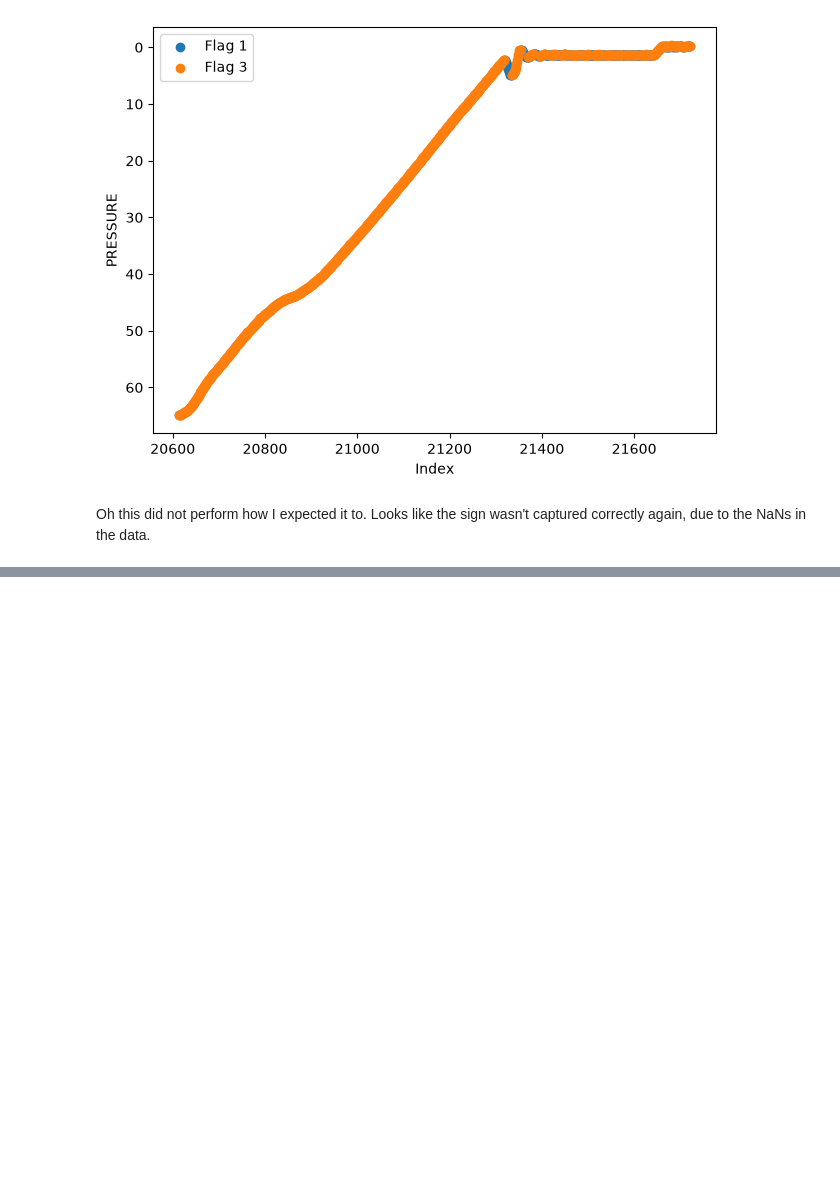
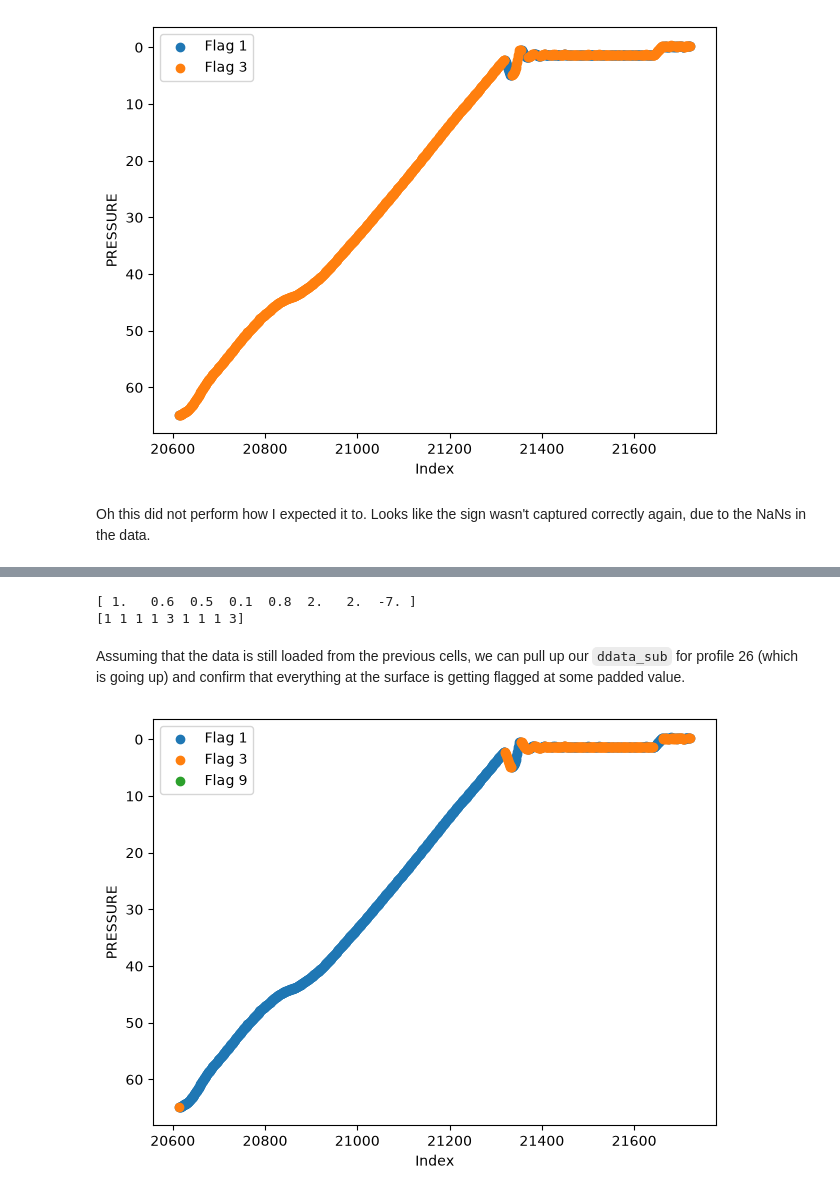
Before and after one commit to Klankers/mau_gsoc_qartod, a Jupyter notebook: deliverable_2.ipynb, the cells around one changed output, grey strips where cells are left out. Drawn from its saved outputs; the diff is of its cells as text; code cells hidden in the pictures; blank space fills up the shorter version.

```diff
--- a/deliverable_2.ipynb
+++ b/deliverable_2.ipynb
@@ -5454,0 +5530,34 @@ Oh this did not perform how I expected it to. Looks like the sign wasn't capture
+# %%
+g = np.array(
+    [0, 1, 1.6, 2.1, 2.2, 3, 5, 7, 0]
+)
+flags = pressure_test(g, "down", pad=0.5)
+print(np.diff(g))
+print(flags)
+# %% [output]
+[ 1.   0.6  0.5  0.1  0.8  2.   2.  -7. ]
+[1 1 1 1 3 1 1 1 3]
+# %% [markdown]
+Assuming that the data is still loaded from the previous cells, we can pull up our `ddata_sub` for profile 26 (which is going up) and confirm that everything at the surface is getting flagged at some padded value.
+# %%
+pad = 0.01
+flags = pressure_test(ddata_sub.PRES, direction="up", pad=pad)
+# %%
+fig, axs = plt.subplots(ncols=1, nrows=1)
+
+for flag in [1, 3, 9]:
+    mask = flags == flag
+    axs.scatter(
+        ddata_sub.N_MEASUREMENTS[mask],
+        ddata_sub.PRES[mask],
+        label=f"Flag {flag}"
+    )
+
+axs.set_xlabel("Index")
+axs.set_ylabel("PRESSURE")
+axs.legend()
+# plt.xlim([10000, 14000])
+plt.tight_layout()
+plt.gca().invert_yaxis()
+# %% [output]
+[figure, added]
```
Also changed, not shown: parts of 29 cells of this notebook.
